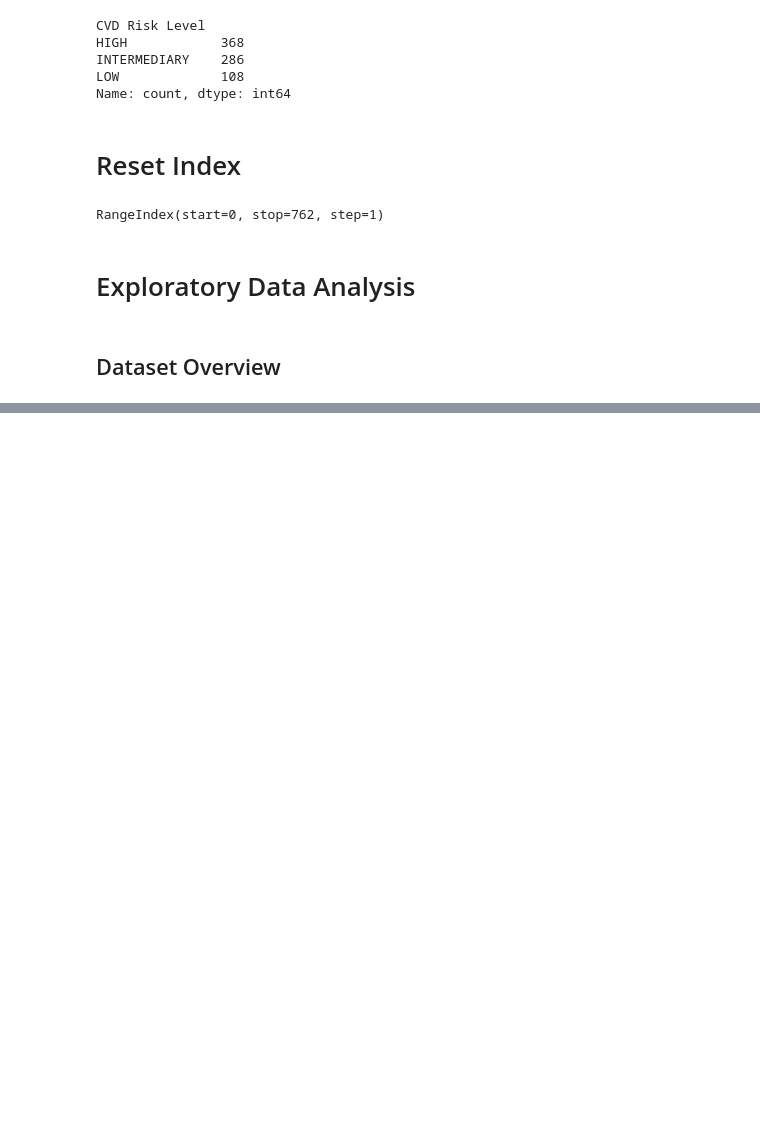
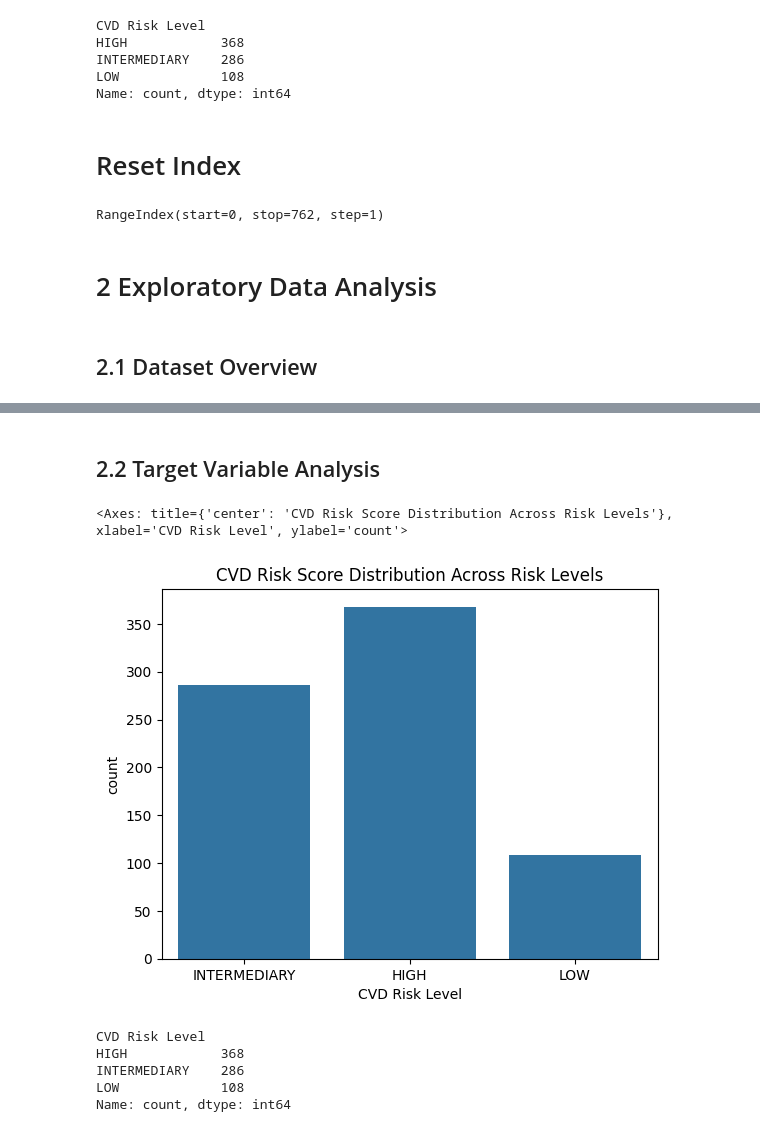
Before and after one commit to shampeyndadi/STINTSY_MCO, a Jupyter notebook: MCO.ipynb, the cells around one changed output, grey strips where cells are left out. Drawn from its saved outputs; the diff is of its cells as text; code cells hidden in the pictures; blank space fills up the shorter version.

Commit message:
feat: data overview

```diff
--- a/MCO.ipynb
+++ b/MCO.ipynb
@@ -170,9 +170,9 @@ df.index
 # %% [output]
 RangeIndex(start=0, stop=762, step=1)
 # %% [markdown]
-# Exploratory Data Analysis
+# 2 Exploratory Data Analysis
 # %% [markdown]
-## Dataset Overview
+## 2.1 Dataset Overview
 # %%
 df.shape
 df.info()
@@ -204,3 +204,19 @@ memory usage: 113.2+ KB
 | 50% | 46.000000 | 87.450000 | 28.337500 | 91.000000 | 199.000000 | 57.000000 | ... |
 | 75% | 55.000000 | 105.950000 | 33.963000 | 102.577750 | 252.000000 | 69.000000 | ... |
 | max | 79.000000 | 119.800000 | 46.100000 | 119.874000 | 300.000000 | 89.000000 | ... |
+# %% [markdown]
+## 2.2 Target Variable Analysis
+# %%
+plt.title("CVD Risk Score Distribution Across Risk Levels")
+sns.countplot(x="CVD Risk Level", data=df)
+# %% [output]
+<Axes: title={'center': 'CVD Risk Score Distribution Across Risk Levels'}, xlabel='CVD Risk Level', ylabel='count'>
+[figure, added]
+# %%
+df["CVD Risk Level"].value_counts()
+# %% [output]
+CVD Risk Level
+HIGH            368
+INTERMEDIARY    286
+LOW             108
+Name: count, dtype: int64
```
Also changed, not shown: parts of 13 cells of this notebook.
